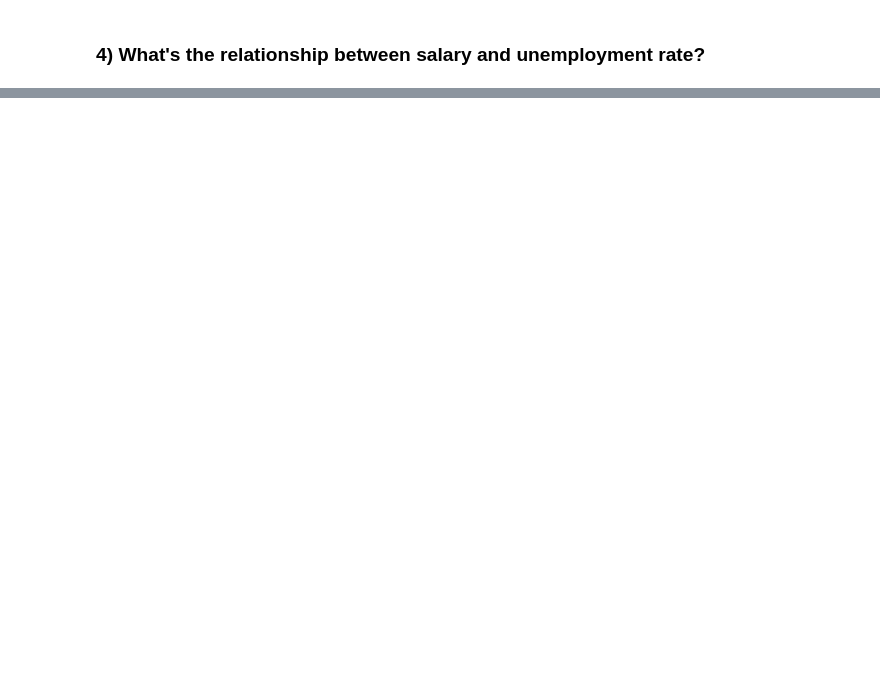
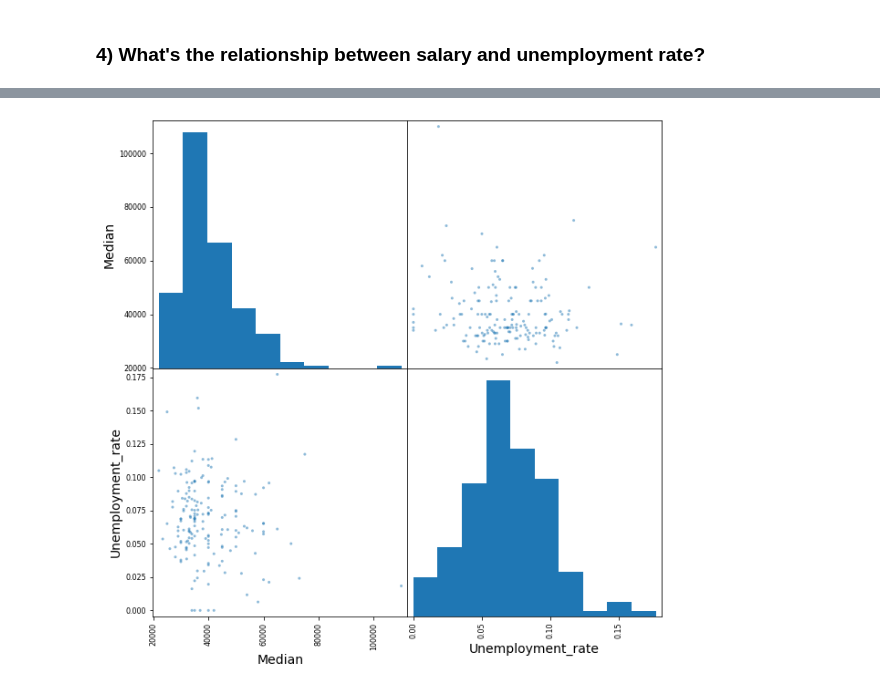
Before and after one commit to JasonMinhas/DataAnalysis, a Jupyter notebook: Visualizing Earnings Based On College Majors/Visualizing Earnings Based On College Majors.ipynb, the cells around one changed output, grey strips where cells are left out. Saved outputs shown, nothing was run; the diff lists cells and outputs as text; code cells hidden in the pictures; blank space fills up the shorter version.

```diff
--- a/Visualizing Earnings Based On College Majors/Visualizing Earnings Based On College Majors.ipynb
+++ b/Visualizing Earnings Based On College Majors/Visualizing Earnings Based On College Majors.ipynb
@@ -229,0 +248,5 @@ There seems to be a slight inverse relation shop between total grads and media s
+# %%
+pay_unemploy_df = grads_df[['Median', 'Unemployment_rate']]
+pay_unemploy_scat_matrix = pd.plotting.scatter_matrix(pay_unemploy_df, figsize=(10,10))
+# %% [output]
+[figure, added]
```
Also changed, not shown: parts of 10 cells of this notebook.
